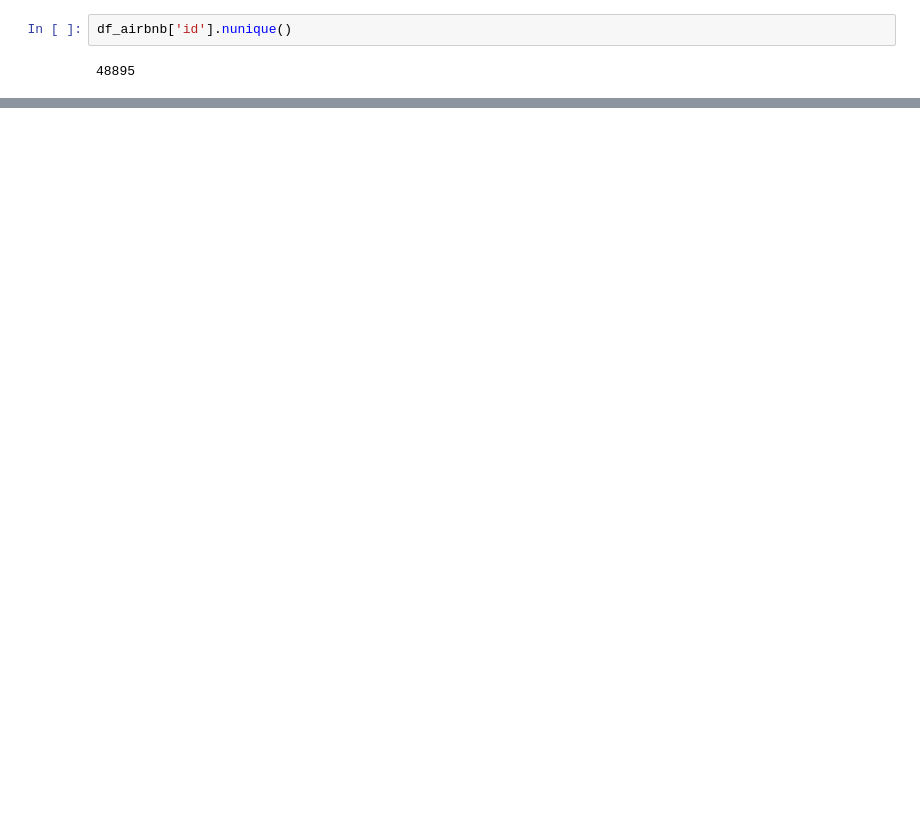
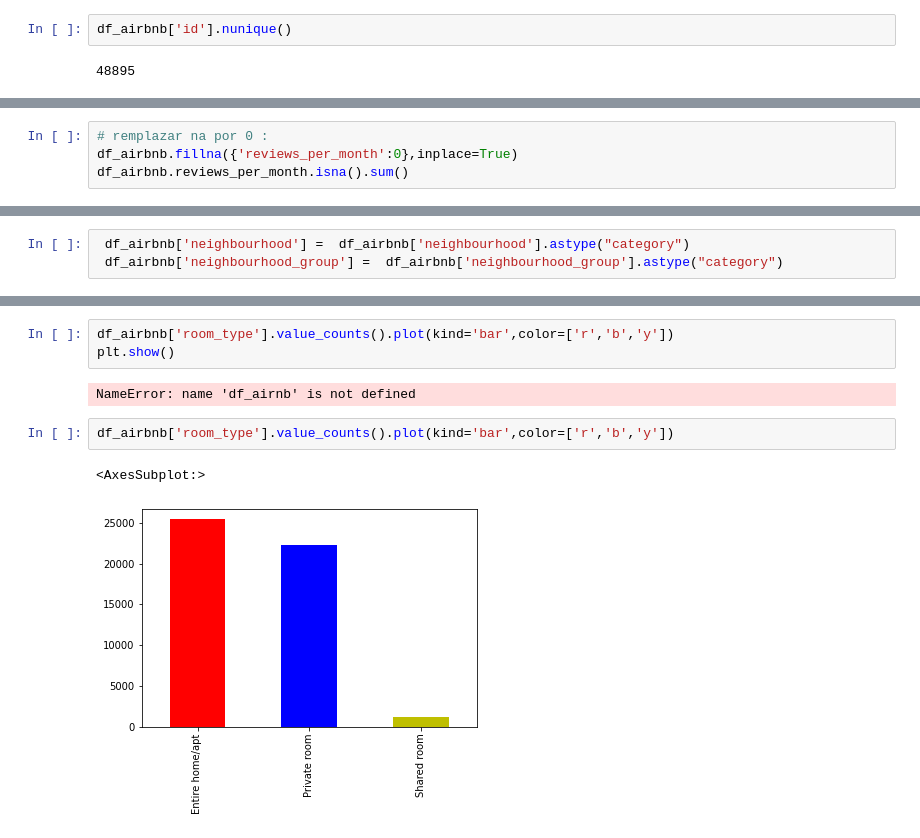
Before and after one commit to xalejandrow/machine-learning-python-template, a Jupyter notebook: src/explore.ipynb, the cells around one changed output, grey strips where cells are left out. Cells and saved outputs as stored; diff of their text form; blank space fills up the shorter version.

```diff
--- a/src/explore.ipynb
+++ b/src/explore.ipynb
@@ -122,0 +134,4 @@ shape  (48895, 16)
+# %%
+# remplazar na por 0 :
+df_airbnb.fillna({'reviews_per_month':0},inplace=True)
+df_airbnb.reviews_per_month.isna().sum()
@@ -122,0 +170,3 @@ shape  (48895, 16)
+# %%
+ df_airbnb['neighbourhood'] =  df_airbnb['neighbourhood'].astype("category")
+ df_airbnb['neighbourhood_group'] =  df_airbnb['neighbourhood_group'].astype("category")
@@ -122,0 +203,10 @@ shape  (48895, 16)
+# %%
+df_airbnb['room_type'].value_counts().plot(kind='bar',color=['r','b','y'])
+plt.show()
+# %% [output]
+NameError: name 'df_airnb' is not defined
+# %%
+df_airbnb['room_type'].value_counts().plot(kind='bar',color=['r','b','y'])
+# %% [output]
+<AxesSubplot:>
+[figure, added]
```
Also changed, not shown: parts of 13 cells of this notebook.
